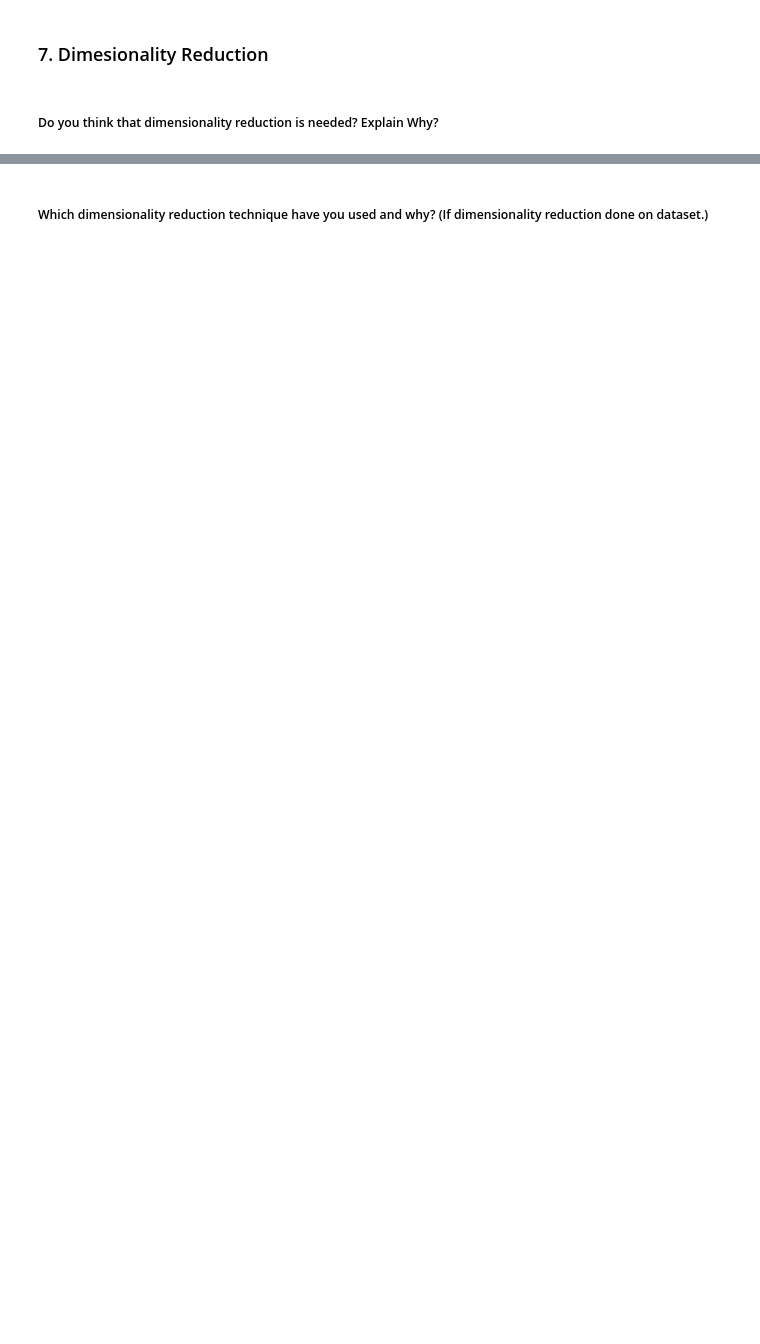
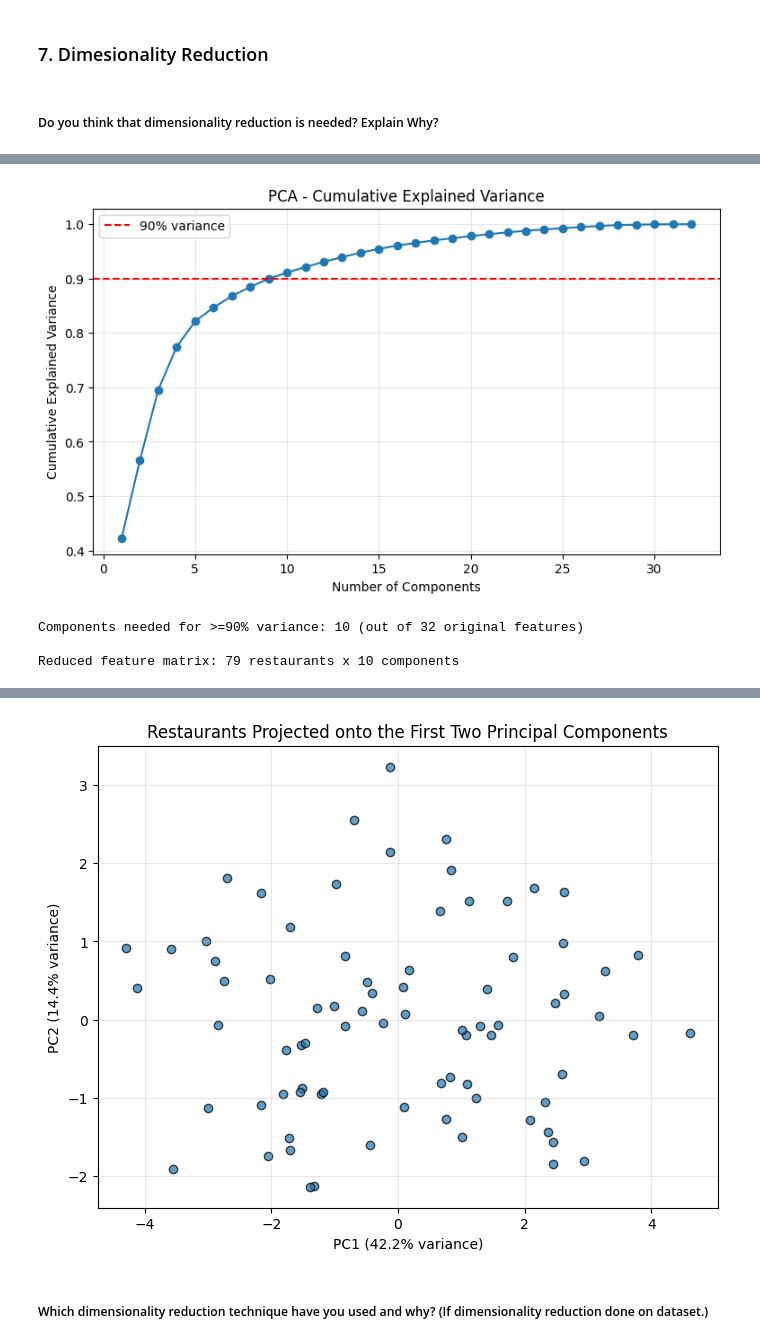
Before and after one commit to adamaneeqaqwathka-arch/Zomato-Data-Analysis, a Jupyter notebook: notebooks/Adam_Zomato_clustering.ipynb, the cells around one changed output, grey strips where cells are left out. Drawn from its saved outputs; the diff is of its cells as text; code cells hidden in the pictures; blank space fills up the shorter version.

Commit message:
added dimensionality reduction for clustering

```diff
--- a/notebooks/Adam_Zomato_clustering.ipynb
+++ b/notebooks/Adam_Zomato_clustering.ipynb
@@ -1967,0 +1899,19 @@ features_scaled.head()
+# %%
+# =========================================================
+# Data Scaling
+# Distance-based clustering (and PCA, if used in Dimensionality
+# Reduction next) is scale-sensitive: Cost lives in the hundreds,
+# Cuisine_Count is a single digit, and the cuisine flags are
+# already 0/1. Left unscaled, Cost alone would dominate every
+# distance calculation. We scale only the continuous columns with
+# StandardScaler and leave the 0/1 cuisine flags as they are.
+# =========================================================
+from sklearn.preprocessing import StandardScaler
+
+features_scaled = features_transformed.copy()
+
+scaler = StandardScaler()
+features_scaled[continuous_cols] = scaler.fit_transform(features_transformed[continuous_cols])
+
+print(f"Scaled feature matrix: {features_scaled.shape[0]} restaurants x {features_scaled.shape[1]} features")
+display(features_scaled.describe().T[['mean', 'std', 'min', 'max']].round(2))
@@ -1979,0 +1959,58 @@ Answer Here.
+# %%
+# =========================================================
+# Dimensionality Reduction
+# features_scaled combines the 9 continuous features from
+# Section 4 with one binary column per cuisine that survived
+# variance thresholding - most of the matrix's width comes from
+# that cuisine-flag block. PCA compresses that correlated,
+# sparse block into a smaller set of dense components, and
+# gives us a 2D view of how the 79 restaurants spread out.
+# =========================================================
+from sklearn.decomposition import PCA
+
+# Fit on every possible component first, purely to see how
+# variance is distributed - no reduction happens yet.
+pca_full = PCA(n_components=min(features_scaled.shape))
+pca_full.fit(features_scaled)
+
+cum_var = np.cumsum(pca_full.explained_variance_ratio_)
+
+plt.figure(figsize=(9, 5))
+plt.plot(range(1, len(cum_var) + 1), cum_var, marker='o')
+plt.axhline(0.90, color='red', linestyle='--', label='90% variance')
+plt.xlabel('Number of Components')
+plt.ylabel('Cumulative Explained Variance')
+plt.title('PCA - Cumulative Explained Variance')
+plt.legend()
+plt.grid(alpha=0.3)
+plt.show()
+
+# Keep the smallest number of components that explains >= 90%
+# of the total variance
+n_components = int(np.argmax(cum_var >= 0.90) + 1)
+print(f"Components needed for >=90% variance: {n_components} (out of {features_scaled.shape[1]} original features)")
+
+pca = PCA(n_components=n_components, random_state=42)
+features_pca = pd.DataFrame(
+    pca.fit_transform(features_scaled),
+    columns=[f'PC{i+1}' for i in range(n_components)],
+    index=features_scaled.index
+)
+
+print(f"\nReduced feature matrix: {features_pca.shape[0]} restaurants x {features_pca.shape[1]} components")
+display(features_pca.head())
+
+# A 2D preview (first two components) of how the restaurants are
+# spread out, ahead of any clustering
+plt.figure(figsize=(8, 6))
+plt.scatter(features_pca['PC1'], features_pca['PC2'], alpha=0.7, edgecolor='k')
+plt.xlabel(f'PC1 ({pca.explained_variance_ratio_[0]*100:.1f}% variance)')
+plt.ylabel(f'PC2 ({pca.explained_variance_ratio_[1]*100:.1f}% variance)')
+plt.title('Restaurants Projected onto the First Two Principal Components')
+plt.grid(alpha=0.3)
+plt.show()
+# %% [output]
+[figure, added]
+Components needed for >=90% variance: 10 (out of 32 original features)
+
+Reduced feature matrix: 79 restaurants x 10 components
@@ -1980,2 +2024,3 @@ Answer Here.
+[figure, added]
 # %% [markdown]
 ##### Which dimensionality reduction technique have you used and why? (If dimensionality reduction done on dataset.)
```
Also changed, not shown: parts of 25 cells of this notebook, 1 other file.
